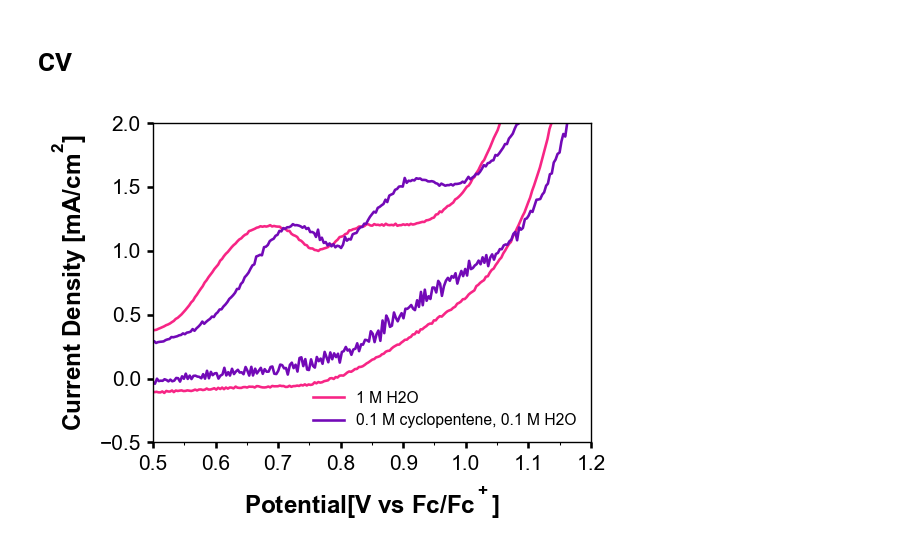
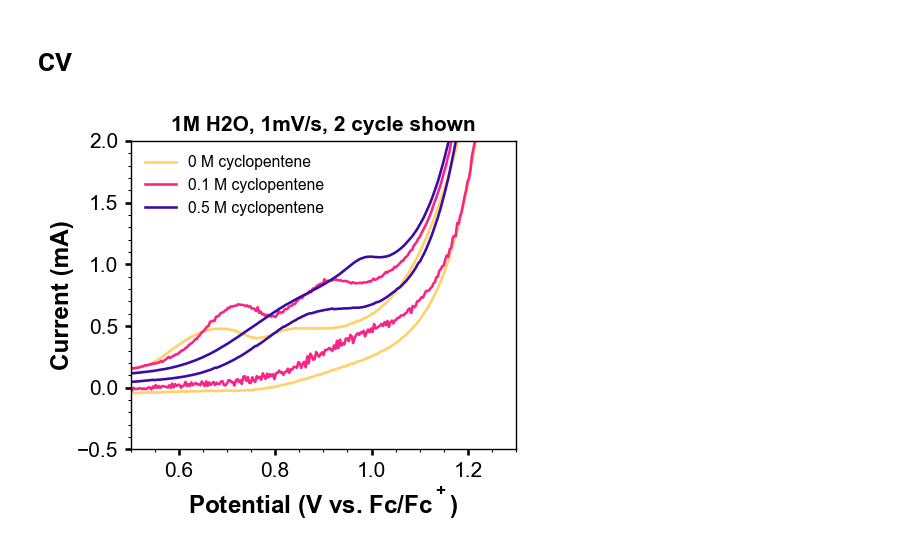
Before and after one commit to CJiang74/MnO_kinetics, a Jupyter notebook: MnO_kinetics.ipynb, the cells around one changed output. Drawn from its saved outputs; the diff is of its cells as text; code cells hidden in the pictures.

```diff
--- a/MnO_kinetics.ipynb
+++ b/MnO_kinetics.ipynb
@@ -33,0 +26,8 @@ df_init.head()
+# %%
+fname = "/Users/chenyujiang/Python/kinetics/cyclopentene.xlsx"
+df= pd.read_excel(fname)
+#drop the row from df where exp iD is CJ_OO_323
+#rename Exp iD column to exp_iD
+df = df.rename(columns={"Exp iD": "exp_iD"})
+df_init = df[df.exp_iD != 'CJ_OO_320']
+df_init.head()
@@ -404,24 +454,30 @@ df3 = process_mpt(
     cyclenumber=2,
     refV=-0.33,
 )
+df3_2 = process_mpt(
+    importBiologicMPT(
+        "/Users/chenyujiang/Python/CV/CJ_OO_362_MnOx_05cyclopentene_1MH2O_ref7_071024_CV_06_CV_C08.mpt",
+        header=63,
+    ),
+    cyclenumber=2,
+    refV=-0.33,
+)
 # %%
-#generate code to plot the mpt data of potential vs current density for each of the above dataframes
-fig = plt.figure()
-ax = fig.gca()
-ax.plot(df1['E'], df1['I']/0.2, label='1 M H2O', c=c_2)
-ax.plot(df2['E'], df2['I']/0.28, label='0.1 M cyclopentene, 10 M H2O', c=c_3)
-#ax.plot(df3['E'], df3['I'], label='0.5 M cyclopentene, 0.1 M H2O', c=c_4, alpha = 0.5)
-textstr = '1 mV/s, 2nd cycle shown'
-#ax.text(0.01,0.7,textstr,verticalalignment='top',horizontalalignment='left',
-         #font='Arial', fontsize = 10,transform=ax.transAxes)
-ax.legend()
-ax.set_xlabel('Potential[V vs Fc/Fc$^+$]')
-ax.set_ylabel(r"Current Density [mA/cm$^2$]")
-ax.yaxis.set_minor_locator(MultipleLocator(0.5))
-ax.xaxis.set_minor_locator(MultipleLocator(0.05))
-ax.set_ylim(-0.5,2)
-ax.set_xlim(0.5,1.2)
+#plotting the cv data for the three different cyclopentene concentration
+fig, ax = plt.subplots()
+ax.plot(df1["E"], df1["I"]/0.5, label="0 M cyclopentene", c=c_1)
+ax.plot(df2["E"], df2["I"]/0.5, label="0.1 M cyclopentene", c=c_2)
+#ax.plot(df3["E"], df3["I"], label="0.5 M cyclopentene", c=c_3)
+ax.plot(df3_2["E"], df3_2["I"]/1.5, label="0.5 M cyclopentene", c=c_4)
+ax.set_xlabel("Potential (V vs. Fc/Fc$^+$)", fontweight="bold")
+ax.set_ylabel("Current (mA)", fontweight="bold")
+ax.set_title("1M H2O, 1mV/s, 2 cycle shown")
+ax.legend(loc="upper left")
+ax.yaxis.set_minor_locator(AutoMinorLocator())
+ax.xaxis.set_minor_locator(AutoMinorLocator())
+ax.set_box_aspect(0.8)
+ax.set_xlim(0.5,1.3)
+ax.set_ylim(-0.5, 2)
 plt.tight_layout()
-plt.show()
 # %% [output]
-[figure, old version]
+[figure, new version]
```
Also changed, not shown: parts of 14 cells of this notebook, 1 other file.
